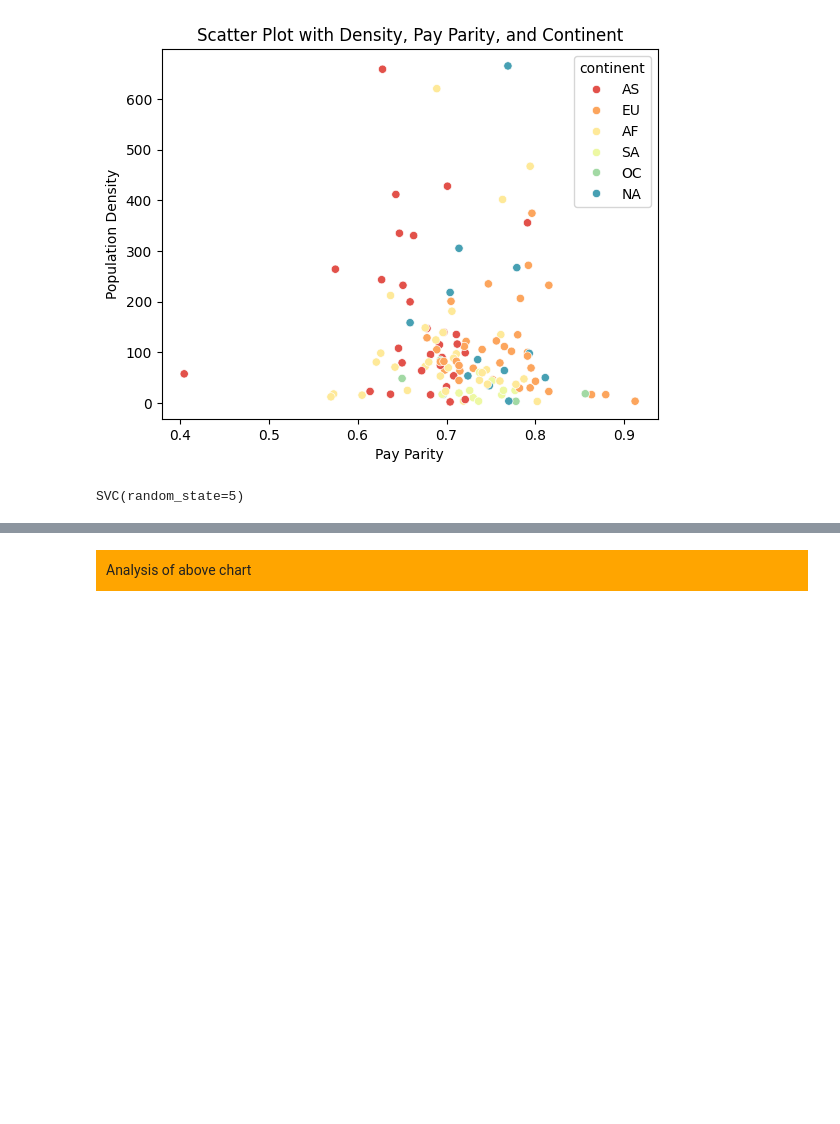
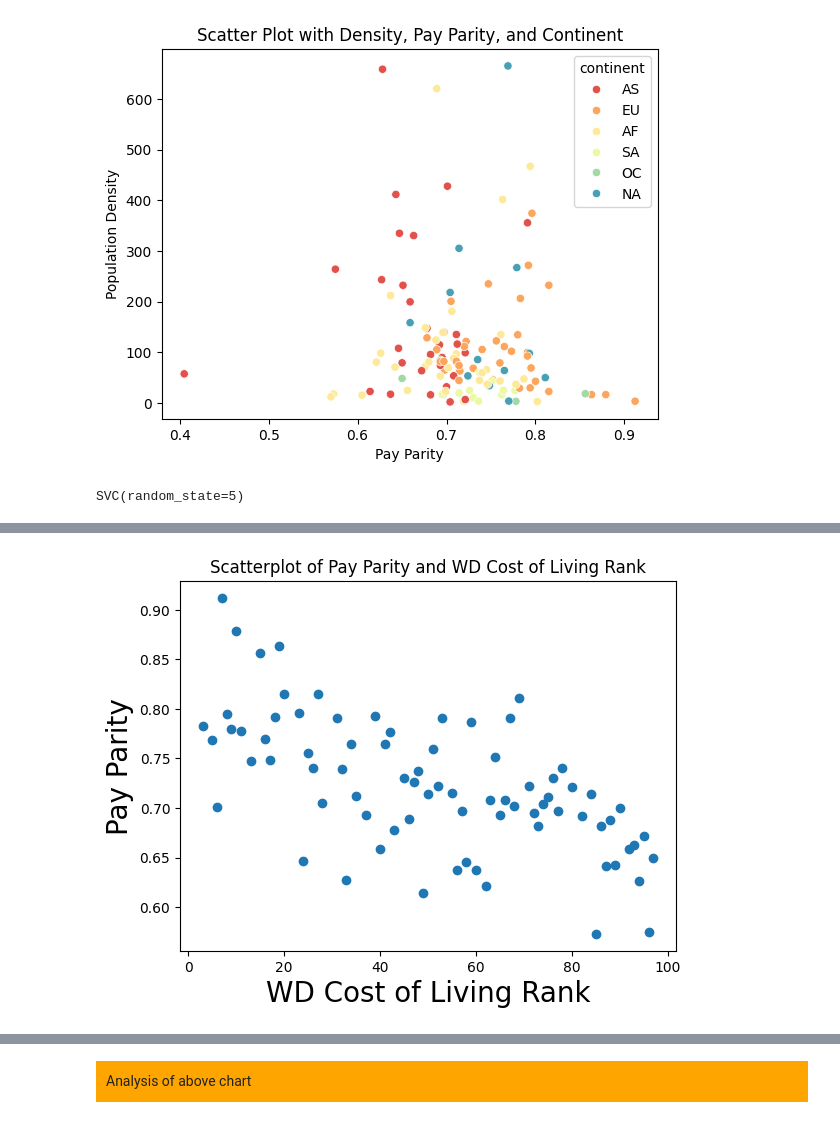
Before and after one commit to Tatiana-Ngamba/The-GitGirls-Collective-group-7, a Jupyter notebook: GLOBAL IT SALARY ANALYSIS - Notebook Part 2 (Data Analysis).ipynb, the cells around one changed output, grey strips where cells are left out. Drawn from its saved outputs; the diff is of its cells as text; code cells hidden in the pictures; blank space fills up the shorter version.

```diff
--- a/GLOBAL IT SALARY ANALYSIS - Notebook Part 2 (Data Analysis).ipynb
+++ b/GLOBAL IT SALARY ANALYSIS - Notebook Part 2 (Data Analysis).ipynb
@@ -996,9 +1008,9 @@ data
 # %%
 #Adds a column with the pay parity category for each country. 1=low, 2=medium, 3=high.
 def gender_pay_category(value):
-    if value < 0.5:
+    if value < 0.6:
         return 1
-    elif 0.5 <= value <= 0.7:
+    elif 0.6 <= value <= 0.7:
         return 2
     else:
         return 3
@@ -1103,0 +1150,4 @@ Mean Absolute Error :  0.24
+# %%
+#ML analysis of pay parity using other variables such as cost index, PPI and WD cost of living rank.
+sal=pd.read_csv('sal_country_gender_costliving.csv')
+sal
@@ -1103,0 +1207,26 @@ Mean Absolute Error :  0.24
+# %%
+#Rows with null values are dropped.
+df2=df2.dropna()
+# %%
+#Pay parity is assigned a number from 1-3 (1=low, 2=medium, 3=high) so that the SVM model can use the variable, as it cannot work with continuous data.
+def gender_pay_category(value):
+    if value < 0.5:
+        return 1
+    elif 0.5 <= value <= 0.7:
+        return 2
+    else:
+        return 3
+
+continent_mapping = {'NA': 1, 'EU': 2, 'AS': 3, 'AF': 4, 'SA': 5, 'OC': 6}
+df2['gender_Pay_Num'] = df2['gender_pay_parity'].apply(gender_pay_category)
+
+#A column for population density is added, calculated using the area_km2 and population columns.
+area=df2['area_km2']
+pop= df2['population']
+density=pop/area
+
+df2['density'] = density
+
+#Continents are assigned a number so that the SVM model can use the variable, as it cannot work with strings or continuous data.
+continent_mapping = {'NA': 1, 'EU': 2, 'AS': 3, 'AF': 4, 'SA': 5, 'OC': 6}
+df2['Continent_Num'] = df2['continent'].map(continent_mapping)
@@ -1103,0 +1270,9 @@ Mean Absolute Error :  0.24
+# %%
+#A visulation of the relationship between WD cost of living rank and pay parity.
+plt.scatter(df2['WD_cost_living_rank'],df2['gender_pay_parity'])
+plt.xlabel('WD Cost of Living Rank', fontsize=20)
+plt.ylabel('Pay Parity', fontsize=20)
+plt.title('Scatterplot of Pay Parity and WD Cost of Living Rank')
+plt.show()
+# %% [output]
+[figure, added]
```
Also changed, not shown: parts of 30 cells of this notebook.
